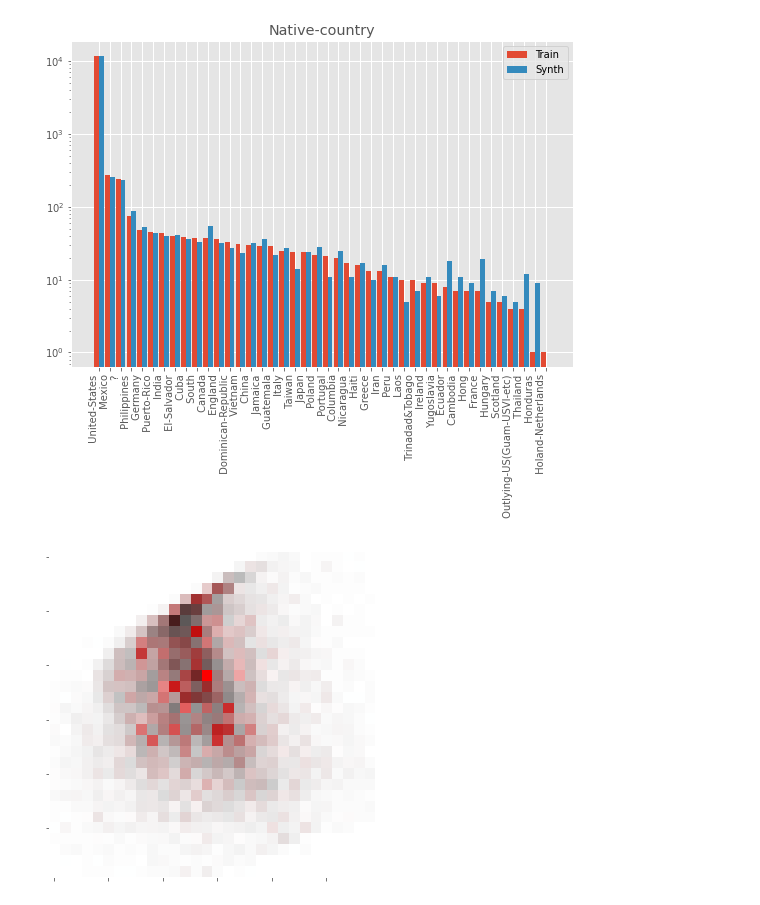
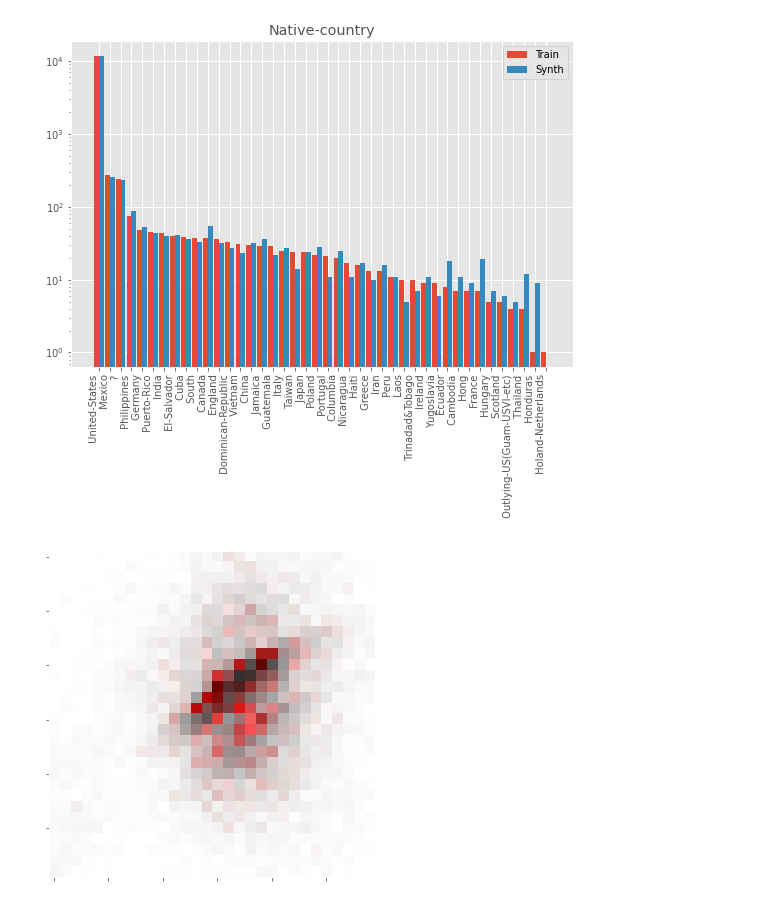
Before and after one commit to pasteur-dev/pasteur, a Jupyter notebook: notebooks/analyze_table.ipynb, the cells around one changed output. Cells and saved outputs as stored; diff of their text form; code cells hidden in the pictures.

```diff
--- a/notebooks/analyze_table.ipynb
+++ b/notebooks/analyze_table.ipynb
@@ -351,20 +351,18 @@ numerical = [name for name, c in meta.cols.items() if c.type == "numerical"]
 n_wrk = wrk[numerical]
 n_alg = alg[numerical]
 
-lims = np.percentile(n_wrk, [1, 99], axis=0)
-n_min = lims[0, :]
-n_max = lims[1, :]
-norm = lambda x: ((x - n_min) / (n_max - n_min + 1e-6)).clip(0, 1)
+std = np.std(n_wrk, axis=0)
+mean = np.std(n_alg, axis=0)
 
-n_wrk = norm(n_wrk)
-n_alg = norm(n_alg)
+n_wrk = (n_wrk - mean) / std
+n_alg = (n_alg - mean) / std
 
 pca = PCA(2)
 pca.fit(n_wrk)
 pca_wrk = pca.transform(n_wrk)
 pca_alg = pca.transform(n_alg)
 
-lims = np.percentile(pca_wrk, [1, 99], axis=0)
+lims = np.percentile(pca_wrk, [3, 97], axis=0)
 
 def f_lims(data, buffer=0.1):
     l_min, l_max = data
@@ -378,31 +376,31 @@ bins = 30
 H_wrk, xedges, yedges = np.histogram2d(pca_wrk[:, 0], pca_wrk[:, 1], range=[[x_min, x_max], [y_min, y_max]], bins=bins)
 H_alg, _, _ = np.histogram2d(pca_alg[:, 0], pca_alg[:, 1], bins=[xedges, yedges])
 
 h_diff = np.abs(H_wrk - H_alg)
 h_diff /= np.max(h_diff)
 h_abs = 1-0.8*H_alg / np.max(H_alg)
 
 import colorsys
 
 img = np.zeros((*h_diff.shape, 3), dtype="int32")
 for i in range(np.shape(img)[0]):
     for j in range(np.shape(img)[1]):
         img[i, j, :] = (255*np.array(colorsys.hls_to_rgb(0, h_abs[i,j], h_diff[i,j]))).astype('int32')
 
 fig, ax = plt.subplots()
 ax.imshow(img, interpolation="nearest")
 
 # l_num = 5
 # x_pos = np.linspace(0, img.shape[0], l_num+2)[1:-1]
 # x_labels = np.linspace(x_min, x_max, l_num+2)[1:-1].astype('int32')
 # ax.set_xticks(x_pos, x_labels)
 
 # y_pos = np.linspace(0, img.shape[0], l_num+2)[1:-1]
 # y_labels = np.linspace(y_min, y_max, l_num+2)[1:-1].astype('int32')
 # ax.set_yticks(y_pos, y_labels)
 
 ax.set_xticklabels([])
 ax.set_yticklabels([])
 ax.grid(False)
 # %% [output]
-[figure, old version]
+[figure, new version]
```
